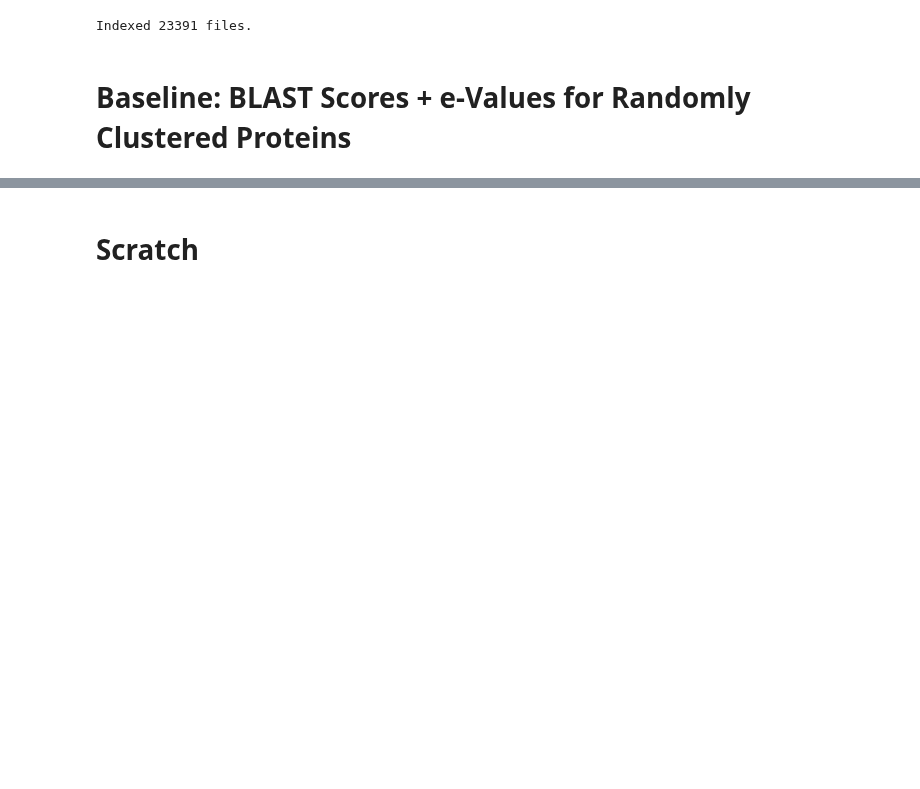
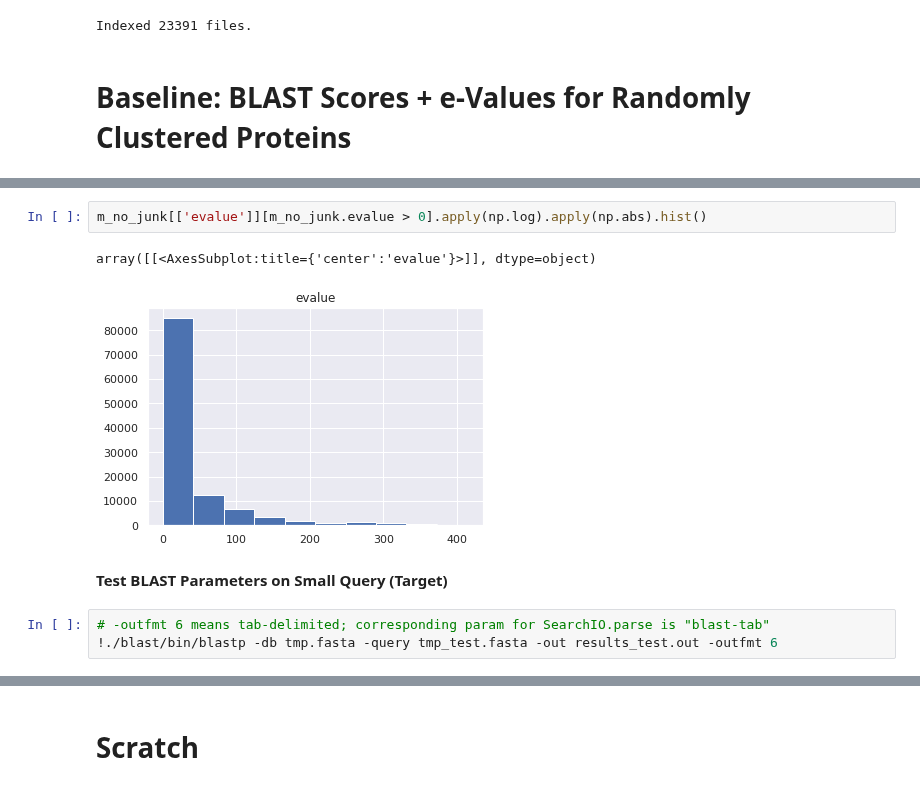
Before and after one commit to dptrsa-300/pss, a Jupyter notebook: embeddings_random.ipynb, the cells around one changed output, grey strips where cells are left out. Saved outputs shown, nothing was run; the diff lists cells and outputs as text; blank space fills up the shorter version.

```diff
--- a/embeddings_random.ipynb
+++ b/embeddings_random.ipynb
@@ -195,0 +270,10 @@ score: 32.0
+# %%
+m_no_junk[['evalue']][m_no_junk.evalue > 0].apply(np.log).apply(np.abs).hist()
+# %% [output]
+array([[<AxesSubplot:title={'center':'evalue'}>]], dtype=object)
+[figure, added]
+# %% [markdown]
+**Test BLAST Parameters on Small Query (Target)**
+# %%
+# -outfmt 6 means tab-delimited; corresponding param for SearchIO.parse is "blast-tab"
+!./blast/bin/blastp -db tmp.fasta -query tmp_test.fasta -out results_test.out -outfmt 6
```
Also changed, not shown: parts of 20 cells of this notebook, 1 other file.
